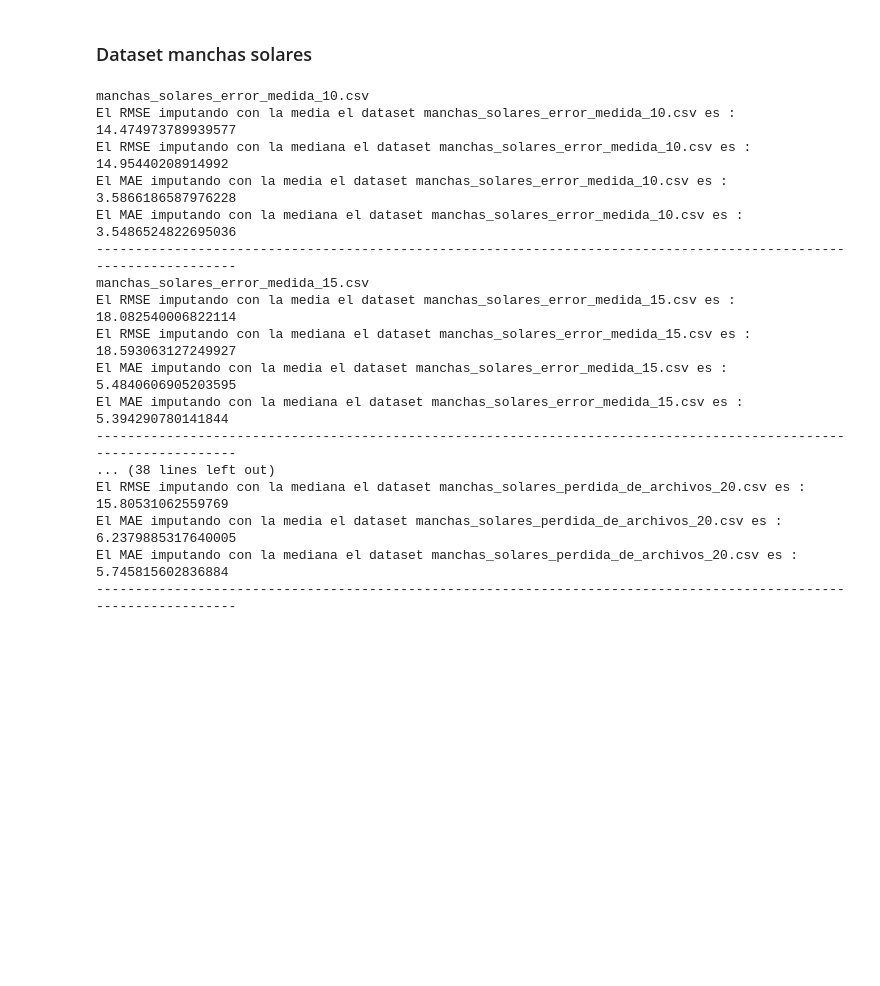
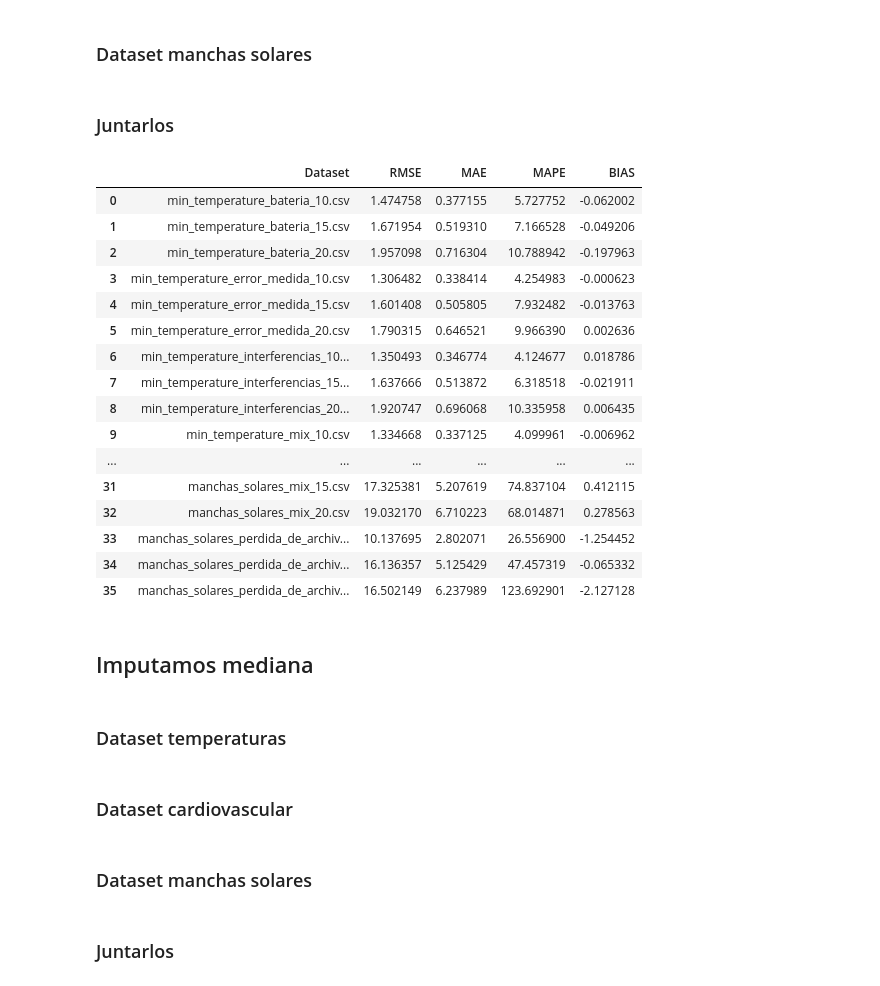
Before and after one commit to amangelluis/WorkspaceTFG, a Jupyter notebook: code/basic_imputation.ipynb, the cells around one changed output. Drawn from its saved outputs; the diff is of its cells as text; code cells hidden in the pictures; blank space fills up the shorter version.

Commit message:
MAPE y BIAS

```diff
--- a/code/basic_imputation.ipynb
+++ b/code/basic_imputation.ipynb
@@ -117,4 +175,4 @@ def imputar_media_mediana(serie, ruta, lista):
 ### Dataset de temperaturas
 # %%
 lista_datasets_temperatura = listar_datasets('..\miss_valued_data_temperatura')
-imputar_media_mediana(series_temperatura, "..\miss_valued_data_temperatura\\", lista_datasets_temperatura)
+dataframe_temperatura_media = imputar_media(series_temperatura, "..\miss_valued_data_temperatura\\", lista_datasets_temperatura)
@@ -140,4 +180,4 @@ El MAE imputando con la mediana el dataset min_temperature_mix_20.csv es : 0.675
 ### Dataset cardiovascular
 # %%
 lista_datasets_cardiovascular = listar_datasets('..\miss_valued_data_cardiovascular')
-imputar_media_mediana(series_cardiovascular, "..\miss_valued_data_cardiovascular\\", lista_datasets_cardiovascular)
+dataframe_cardiovascular_media = imputar_media(series_cardiovascular, "..\miss_valued_data_cardiovascular\\", lista_datasets_cardiovascular)
@@ -163,22 +185,32 @@ El MAE imputando con la mediana el dataset cardiovascular_mix_20.csv es : 3439.6
 ### Dataset manchas solares
 # %%
 lista_datasets_sunspots = listar_datasets('..\miss_valued_data_manchas_solares')
-imputar_media_mediana(series_sunspots, "..\miss_valued_data_manchas_solares\\", lista_datasets_sunspots)
+dataframe_manchas_solares_media = imputar_media(series_sunspots, "..\miss_valued_data_manchas_solares\\", lista_datasets_sunspots)
-# %% [output]
-manchas_solares_error_medida_10.csv
-El RMSE imputando con la media el dataset manchas_solares_error_medida_10.csv es : 14.474973789939577
-El RMSE imputando con la mediana el dataset manchas_solares_error_medida_10.csv es : 14.95440208914992
-El MAE imputando con la media el dataset manchas_solares_error_medida_10.csv es : 3.5866186587976228
-El MAE imputando con la mediana el dataset manchas_solares_error_medida_10.csv es : 3.5486524822695036
-------------------------------------------------------------------------------------------------------------------
-manchas_solares_error_medida_15.csv
-El RMSE imputando con la media el dataset manchas_solares_error_medida_15.csv es : 18.082540006822114
-El RMSE imputando con la mediana el dataset manchas_solares_error_medida_15.csv es : 18.593063127249927
-El MAE imputando con la media el dataset manchas_solares_error_medida_15.csv es : 5.4840606905203595
-El MAE imputando con la mediana el dataset manchas_solares_error_medida_15.csv es : 5.394290780141844
-------------------------------------------------------------------------------------------------------------------
-... (38 lines left out)
-El RMSE imputando con la mediana el dataset manchas_solares_perdida_de_archivos_20.csv es : 15.80531062559769
-El MAE imputando con la media el dataset manchas_solares_perdida_de_archivos_20.csv es : 6.2379885317640005
-El MAE imputando con la mediana el dataset manchas_solares_perdida_de_archivos_20.csv es : 5.745815602836884
-------------------------------------------------------------------------------------------------------------------
+# %% [markdown]
+### Juntarlos
+# %%
+dataframe_general_media = pd.concat([dataframe_temperatura_media, dataframe_cardiovascular_media, dataframe_manchas_solares_media], ignore_index=True)
+# %%
+dataframe_general_media
+# %% [output]
+|  | Dataset | RMSE | MAE | MAPE | BIAS |
+| 0 | min_temperature_bateria_10.csv | 1.474758 | 0.377155 | 5.727752 | -0.062002 |
+| 1 | min_temperature_bateria_15.csv | 1.671954 | 0.519310 | 7.166528 | -0.049206 |
+| 2 | min_temperature_bateria_20.csv | 1.957098 | 0.716304 | 10.788942 | -0.197963 |
+| 3 | min_temperature_error_medida_10.csv | 1.306482 | 0.338414 | 4.254983 | -0.000623 |
+| 4 | min_temperature_error_medida_15.csv | 1.601408 | 0.505805 | 7.932482 | -0.013763 |
+| 5 | min_temperature_error_medida_20.csv | 1.790315 | 0.646521 | 9.966390 | 0.002636 |
+| 6 | min_temperature_interferencias_10... | 1.350493 | 0.346774 | 4.124677 | 0.018786 |
+| 7 | min_temperature_interferencias_15... | 1.637666 | 0.513872 | 6.318518 | -0.021911 |
+| 8 | min_temperature_interferencias_20... | 1.920747 | 0.696068 | 10.335958 | 0.006435 |
+| 9 | min_temperature_mix_10.csv | 1.334668 | 0.337125 | 4.099961 | -0.006962 |
+| ... | ... | ... | ... | ... | ... |
+| 31 | manchas_solares_mix_15.csv | 17.325381 | 5.207619 | 74.837104 | 0.412115 |
+| 32 | manchas_solares_mix_20.csv | 19.032170 | 6.710223 | 68.014871 | 0.278563 |
+| 33 | manchas_solares_perdida_de_archiv... | 10.137695 | 2.802071 | 26.556900 | -1.254452 |
+| 34 | manchas_solares_perdida_de_archiv... | 16.136357 | 5.125429 | 47.457319 | -0.065332 |
+| 35 | manchas_solares_perdida_de_archiv... | 16.502149 | 6.237989 | 123.692901 | -2.127128 |
+# %% [markdown]
+## Imputamos mediana
+# %% [markdown]
+### Dataset temperaturas
@@ -184,0 +220,2 @@ El MAE imputando con la mediana el dataset manchas_solares_perdida_de_archivos_2
+# %% [markdown]
+### Dataset cardiovascular
@@ -184,0 +225,2 @@ El MAE imputando con la mediana el dataset manchas_solares_perdida_de_archivos_2
+# %% [markdown]
+### Dataset manchas solares
@@ -184,0 +230,2 @@ El MAE imputando con la mediana el dataset manchas_solares_perdida_de_archivos_2
+# %% [markdown]
+### Juntarlos
```
Also changed, not shown: parts of 17 cells of this notebook.
